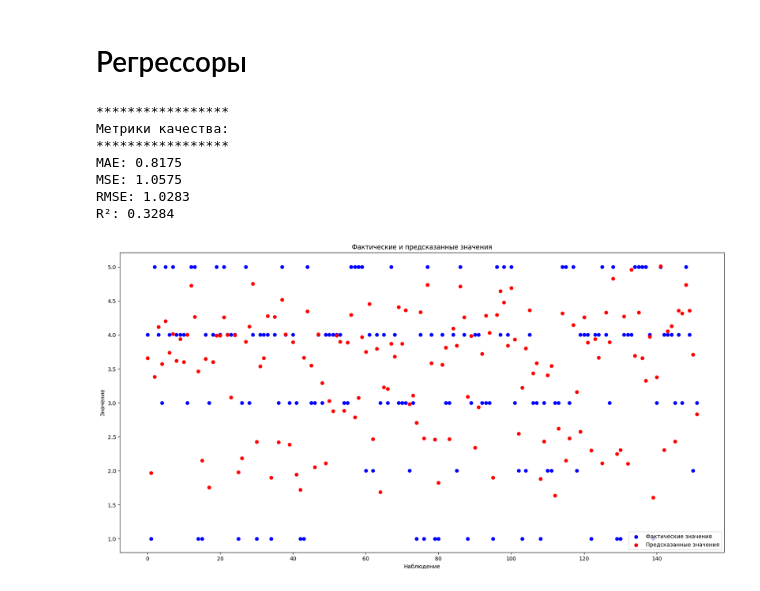
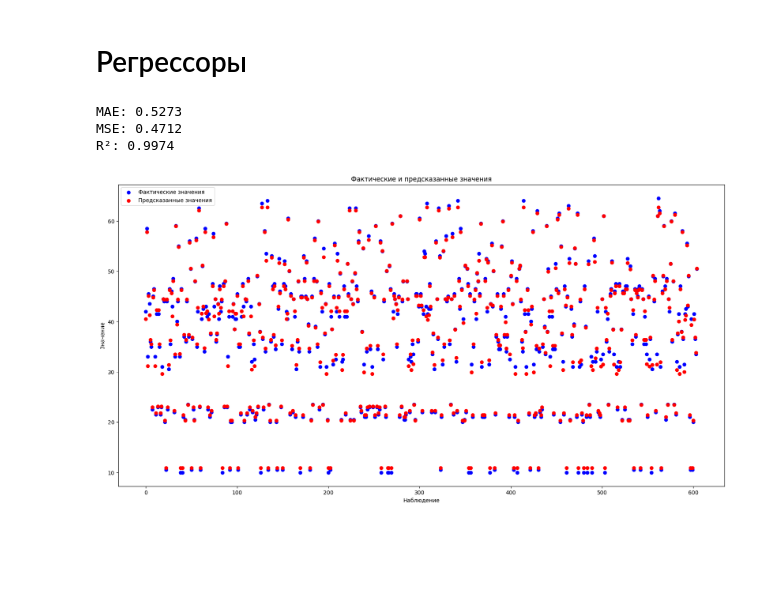
Before and after one commit to Olya-Skr/Belhard_courses, a Jupyter notebook: homework/hw5/dz5.ipynb, the cells around one changed output. Cells and saved outputs as stored; diff of their text form; code cells hidden in the pictures; blank space fills up the shorter version.

```diff
--- a/homework/hw5/dz5.ipynb
+++ b/homework/hw5/dz5.ipynb
@@ -88,0 +105,4 @@ dtype: int64
+# %%
+# Обработка категориальных признаков
+category_df = df.select_dtypes(include='object')
+category_df.head()
@@ -124,13 +169,19 @@ plt.show()
+# %%
+# Разделение данных на набор зависимых переменных и метку
+data = new_df.drop(["TrainingHoursPerYear"],axis=1)
+target = new_df["TrainingHoursPerYear"]
 # %%
-# Убираем некоторые переменные
-X=new_data.drop(["EmpID","Age","CommuteDistance","NumCompanies","TeamSize","NumReports","TrainingHoursPerYear"],axis=1)
+# Убираем бесполезные переменные
+X=data.drop(["EmpID","CommuteDistance","NumCompanies"],axis=1)
 Y=target
 
 # Проверка распределения целевой метки
-result_target = df.groupby('JobSatisfaction', observed=False)['JobSatisfaction'].count()
+kol_target=Y.nunique()
+print('Количество уникальных:\n',kol_target)
+result_target = new_df.groupby('TrainingHoursPerYear', observed=False)['TrainingHoursPerYear'].count()
 print('\nПроверка распределения целевой метки:\n',result_target)
-plt.hist(target)
-plt.xlabel('Числовые значения')
+plt.hist(target,bins=10)
+plt.xlabel('Значение метки')
 plt.ylabel('Количество')
 plt.title('')
 plt.show()
@@ -149,49 +209,40 @@ Name: JobSatisfaction, dtype: int64
 # %%
 # Градиентный бустинг
 from sklearn.ensemble import GradientBoostingRegressor
 from sklearn.model_selection import train_test_split
 from sklearn.metrics import mean_absolute_error, mean_squared_error, r2_score
 
 # Разделение данных на обучающую и тестовую выборки
-X_train, X_test, y_train, y_test = train_test_split(X, Y, test_size=0.05, random_state=177)
+X_train, X_test, y_train, y_test = train_test_split(X, Y, test_size=0.2, random_state=43,stratify=Y)
 
 # Создание и обучение модели Gradient Boosting Regressor
-model = GradientBoostingRegressor(max_depth = 4,n_estimators = 222,loss='squared_error', random_state=0) # параметры
-model.fit(X_train, y_train)
+GBR_model = GradientBoostingRegressor(max_depth = 2,n_estimators = 50) # параметры
+GBR_model.fit(X_train, y_train)
 
 # Предсказание на тестовой выборке
-y_pred = model.predict(X_test)
+GBR_y_pred = GBR_model.predict(X_test)
 
 # Вычисление метрик
-mae = mean_absolute_error(y_test, y_pred)
-mse = mean_squared_error(y_test, y_pred)
-rmse = np.sqrt(mse)
-r2 = r2_score(y_test, y_pred)
+GBR_mae = mean_absolute_error(y_test, GBR_y_pred)
+GBR_mse = mean_squared_error(y_test, GBR_y_pred)
+GBR_r2 = r2_score(y_test, GBR_y_pred)
 
-print(f'*****************')
-print(f'Метрики качества:')
-print(f'*****************')
-print(f'MAE: {mae:.4f}')
-print(f'MSE: {mse:.4f}')
-print(f'RMSE: {rmse:.4f}')
-print(f'R²: {r2:.4f}')
+print(f'MAE: {GBR_mae:.4f}') # средняя абсолютная ошибка
+print(f'MSE: {GBR_mse:.4f}') # среднюю квадратическую ошибк
+print(f'R²: {GBR_r2:.4f}') # коэффициент детерминации
 
 # Визуализация предсказанных и фактических значений
 plt.figure(figsize=(20, 10))
 plt.scatter(range(len(y_test)), y_test, color='blue', label='Фактические значения')
-plt.scatter(range(len(y_test)), y_pred, color='red', label='Предсказанные значения')
+plt.scatter(range(len(GBR_y_pred)), GBR_y_pred, color='red', label='Предсказанные значения')
 plt.xlabel('Наблюдение')
 plt.ylabel('Значение')
 plt.title('Фактические и предсказанные значения')
 plt.legend()
 plt.show()
 # %% [output]
-*****************
-Метрики качества:
-*****************
-MAE: 0.8175
-MSE: 1.0575
-RMSE: 1.0283
-R²: 0.3284
+MAE: 0.5273
+MSE: 0.4712
+R²: 0.9974
-[figure, old version]
+[figure, new version]
 # %%
```
Also changed, not shown: parts of 20 cells of this notebook, 2 other files.
